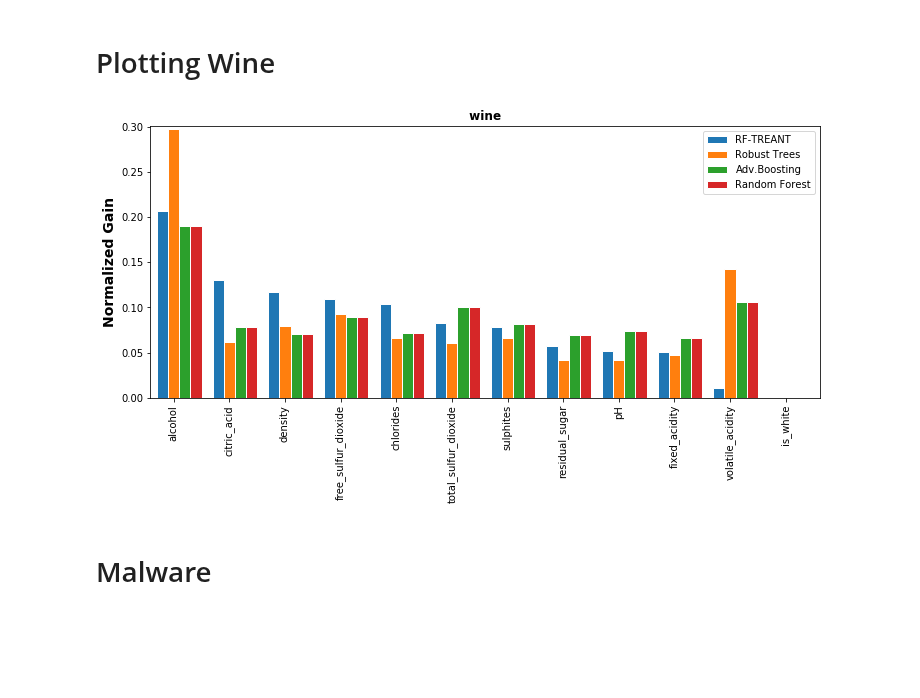
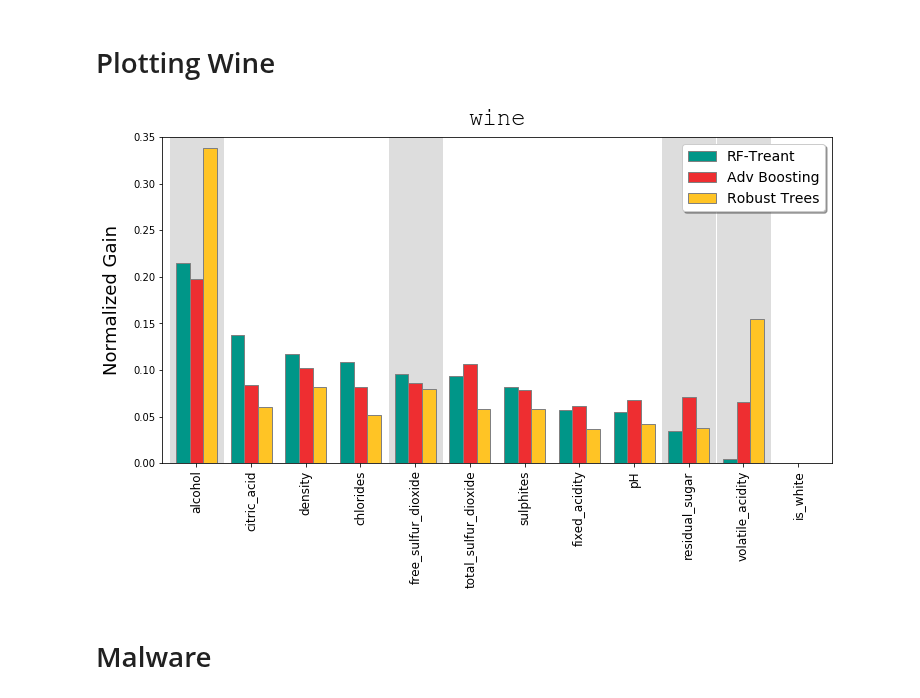
Before and after one commit to gtolomei/treant, a Jupyter notebook: src/Feature Importance.ipynb, the cells around one changed output. Saved outputs shown, nothing was run; the diff lists cells and outputs as text; code cells hidden in the pictures; blank space fills up the shorter version.

```diff
--- a/src/Feature Importance.ipynb
+++ b/src/Feature Importance.ipynb
@@ -84,6 +84,7 @@ def print_fx_imp(model, colnames):
         df=df.append({'Name':colnames[f],'Gain':fx_gain[f]}, ignore_index=True)
     return df
 #print("-- adversarial boosting--")
-gbdt = lightgbm.Booster(model_file="../out/models/wine/adv-boosting_wine_B40_T100_S0050_L256_R100.model")
+gbdt = lightgbm.Booster(model_file="../out/models/wine/adv-boosting_wine_B120_T100_S0050_L256_R100.model")
 advb =print_fx_imp(gbdt, train.columns)
 advb.loc[:,'N-Gain']=advb['Gain'].div(advb['Gain'].sum())
+advb
@@ -99,6 +114,7 @@ def print_fx_imp(model, colnames):
         df=df.append({'Random-Name':colnames[f],'Gain':fx_gain[f]}, ignore_index=True)
     return df
 #print("-- adversarial boosting--")
-gbdt = lightgbm.Booster(model_file="../out/models/wine/adv-boosting_wine_B40_T100_S0050_L256_R100.model")
+gbdt = lightgbm.Booster(model_file="../out/models/wine/rf-gbdt_wine_T100_S0050_L256_R68.model")
 random_forest =print_fx_imp(gbdt, train.columns)
 random_forest.loc[:,'N-Gain']=random_forest['Gain'].div(random_forest['Gain'].sum())
+random_forest
@@ -105,7 +135,7 @@ random_forest.loc[:,'N-Gain']=random_forest['Gain'].div(random_forest['Gain'].su
 # %% [markdown]
 # TREANT
 # %%
-with open("../out/models/wine/par-robust_wine_L-sse_B40_T100_D8_I20.model", 'rb') as f:
+with open("../out/models/wine/par-robust_wine_L-sse_B120_T100_D8_I20.model", 'rb') as f:
     model = dill.load(f)
 
 l=[]
@@ -145,7 +175,7 @@ sub_treant
 # %% [markdown]
 # Robust TREES
 # %%
-with open("../out/models/wine/icml2019_wine_L-sse_B40_T100_D8_I20.model", 'rb') as f:
+with open("../out/models/wine/icml2019_wine_L-sse_B120_T100_D8_I20.model", 'rb') as f:
     model = dill.load(f)
 l=[]
 for i in range(model.n_estimators):
@@ -164,3 +194,4 @@ dft.loc[11] = [0.000000, 'is_white', 0.000000]
 robust_tree = dft.sort_values(by=['Gain'],ascending=False)
 robust_tree= dft.sort_values(by=['Gain'],ascending=False)
 #print("-- Robust Tree --")
+robust_tree
@@ -205,41 +250,63 @@ wine=wine.sort_values(by=['RF-TREANT'],ascending=False)
 # %%
 import numpy as np
 import matplotlib.pyplot as plt
-plt.figure(figsize=(12,5))
+
 # set width of bar
-barWidth = 0.20
+barWidth = 0.25
+fig, ax = plt.subplots(figsize=(12,6))
+
+
+# process attacks
+attacked_fx = ["alcohol", "residual_sugar", "volatile_acidity", "free_sulfur_dioxide"]
+
+plt.bar([0.25+xx for xx in range(len(wine['Name']))],
+        wine['Name'].isin(attacked_fx).astype(float) * 1.0,  width=1.0,
+        color ="#dddddd", edgecolor='white')
 
 
 # set height of bar
 bars1 = wine['RF-TREANT'].tolist()
-bars2 = wine['Robust Trees'].tolist()
-bars3 = wine['Adv Boosting'].tolist()
-bars4 = wine['Random Forest'].tolist()
+bars2 = wine['Adv Boosting'].tolist()
+bars3 = wine['Robust Trees'].tolist()
+# bars4 = wine['Random Forest'].tolist()
+
 # Set position of bar on X axis
 r1 = np.arange(len(bars1))
 r2 = [x + barWidth  for x in r1]
 r3 = [x + barWidth for x in r2]
-r4 = [x + barWidth for x in r3]
+# r4 = [x + barWidth for x in r3]
 
 # Make the plot
-plt.bar(r1, bars1,  width=barWidth, edgecolor='white', label='RF-TREANT')
-plt.bar(r2, bars2,  width=barWidth, edgecolor='white', label='Robust Trees')
-plt.bar(r3, bars3,  width=barWidth, edgecolor='white', label='Adv.Boosting')
-plt.bar(r4,bars4,  width=barWidth , edgecolor='white', label='Random Forest')
+plt.bar(r1, bars1,  width=barWidth, color ="#009688",edgecolor='gray', label='RF-Treant')
+plt.bar(r2, bars2,  width=barWidth, color ="#ee2e31",edgecolor='gray', label='Adv Boosting')
+plt.bar(r3, bars3,  width=barWidth, color="#ffc425",edgecolor='gray', label='Robust Trees')
+# plt.bar(r4,bars4,  width=barWidth , color="#3385c6",edgecolor='white', label='Random Forest')
 
-# Add xticks on the middle of the group bars
-#plt.xlabel('Feature Names', fontweight='bold',fontsize =16)
-plt.ylabel('Normalized Gain',fontweight='bold',fontsize=14)
+# Add xticks on the middle of the group bars    TRe-#009688
+#plt.xlabel('Feature Names', fontweight='bold',fontsize =16) RT-#ffc425
+plt.ylabel('Normalized Gain', fontsize=18, labelpad=12)
 
 plt.xticks([r +  barWidth for r in range(len(wine['Name']))], wine['Name'].tolist()
-                                                        ,rotation=90)
+                                                        ,rotation=90, fontsize=12)
+ax.set_ylim((0,.35))
+
 # Create legend & Show graphic
-plt.title(' wine ',fontweight='bold',fontsize =12)
+plt.title('wine',fontsize=24, fontname="Courier New", pad=12)
 plt.margins(0.01)
-plt.legend()
+plt.legend(loc='upper right',fontsize=14,
+               fancybox=True,
+               shadow=True)
+
+#ax.spines['right'].set_visible(False)
+#ax.spines['top'].set_visible(False)
+
+#chartBox = ax.get_position()
+#ax.set_position([chartBox.x0, chartBox.y0, chartBox.width*0.6, chartBox.height])
+#ax.legend(loc='upper center', bbox_to_anchor=(1, 0.8), shadow=True, ncol=2)
+
 plt.show()
 # %% [output]
-[figure, old version]
+[figure, new version]
 # %% [markdown]
 # Malware
 # %%
```
Also changed, not shown: parts of 26 cells of this notebook, 11 other files.
